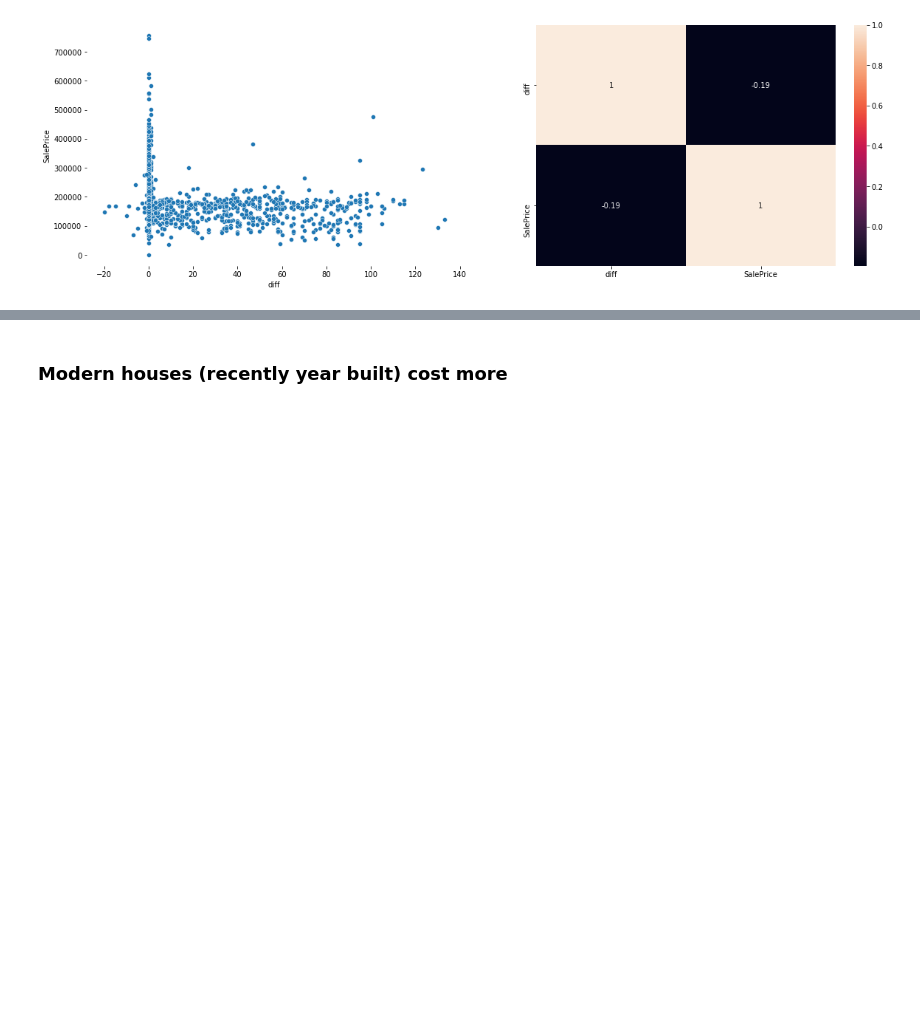
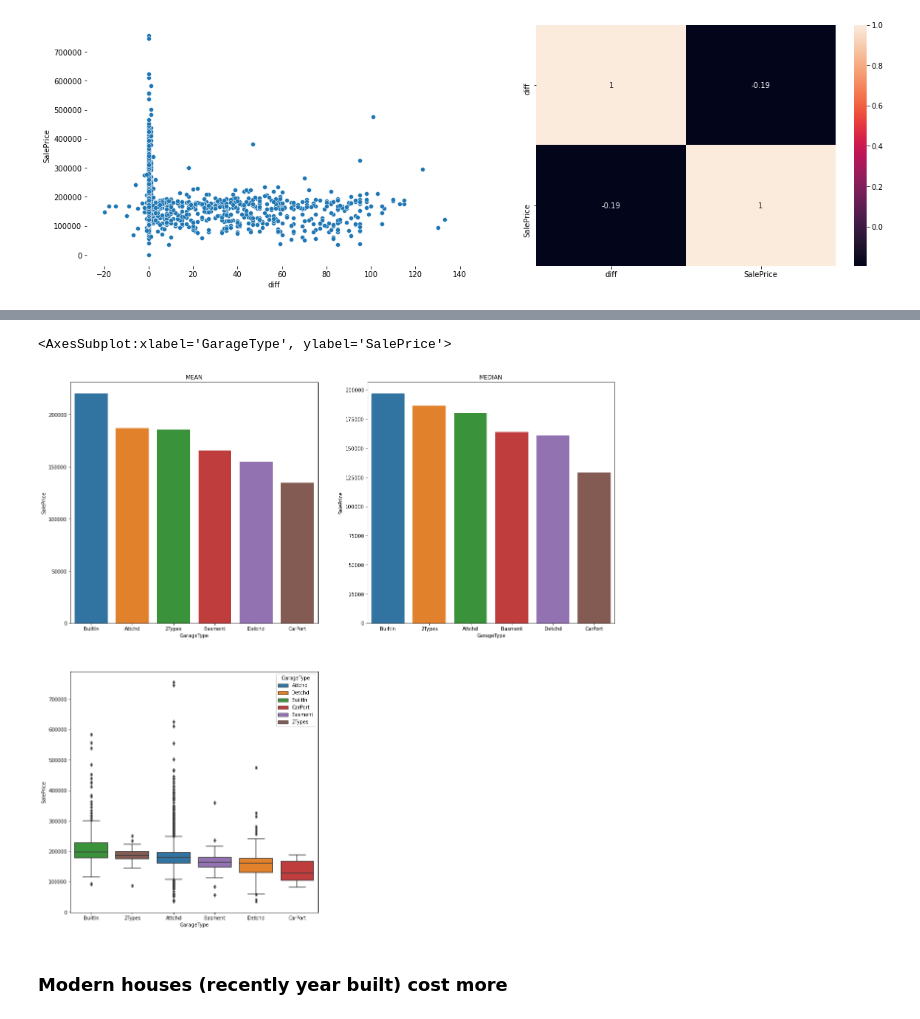
Before and after one commit to daianeklein/House-Prices-advRegressionTechniques, a Jupyter notebook: House-Prices-Adv-Regression-Techniques/01/House-Prices-Advanced-Regression-Techniques-Garage.ipynb, the cells around one changed output, grey strips where cells are left out. Drawn from its saved outputs; the diff is of its cells as text; code cells hidden in the pictures; blank space fills up the shorter version.

```diff
--- a/House-Prices-Adv-Regression-Techniques/01/House-Prices-Advanced-Regression-Techniques-Garage.ipynb
+++ b/House-Prices-Adv-Regression-Techniques/01/House-Prices-Advanced-Regression-Techniques-Garage.ipynb
@@ -515,2 +523,29 @@ sns.heatmap(aux[['diff', 'SalePrice']].corr(method='pearson'), annot= True);
+# %%
+plt.figure(figsize=(20, 20))
+plt.subplot(2, 2, 1)
+
+order = df1[['GarageType', 'SalePrice']].groupby('GarageType').mean().sort_values('SalePrice',ascending = False).index
+
+sns.barplot(data = df1[['GarageType', 'SalePrice']].groupby('GarageType', as_index = False).mean(),
+           x = 'GarageType', y='SalePrice',
+           order = order)
+plt.title('MEAN')
+
+plt.subplot(2, 2, 2)
+order = df1[['GarageType', 'SalePrice']].groupby('GarageType').median().sort_values('SalePrice',ascending = False).index
+
+sns.barplot(data = df1[['GarageType', 'SalePrice']].groupby('GarageType', as_index = False).median(),
+           x = 'GarageType', y='SalePrice',
+           order = order)
+plt.title('MEDIAN')
+
+
+plt.subplot(2, 2, 3)
+
+sns.boxplot(data = df1[['GarageType', 'SalePrice']], y = 'SalePrice', x = 'GarageType',hue = 'GarageType',
+           dodge=False, order = order)
+# %% [output]
+<AxesSubplot:xlabel='GarageType', ylabel='SalePrice'>
+[figure, added]
 # %% [markdown]
 ### Modern houses (recently year built) cost more
```
Also changed, not shown: parts of 13 cells of this notebook.
